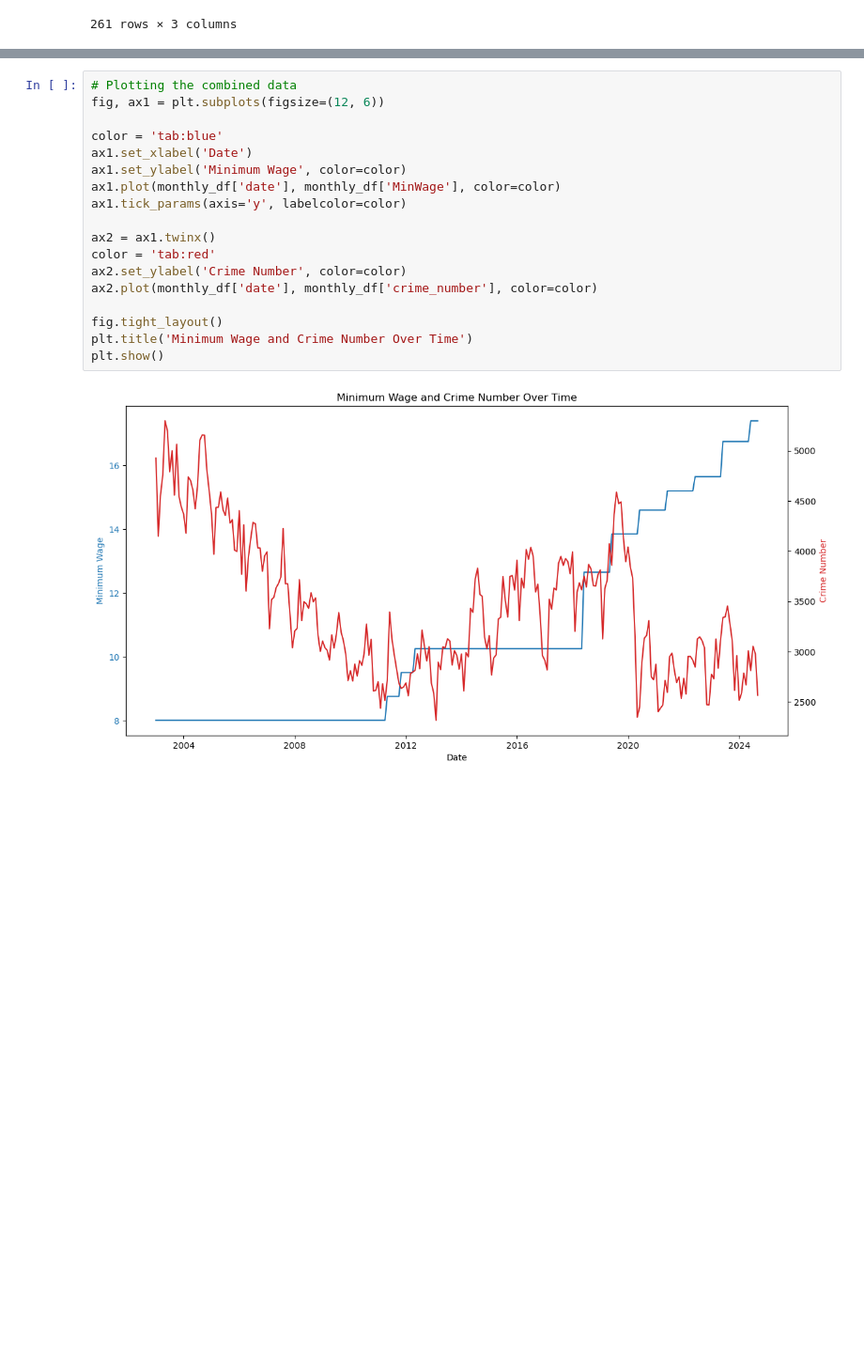
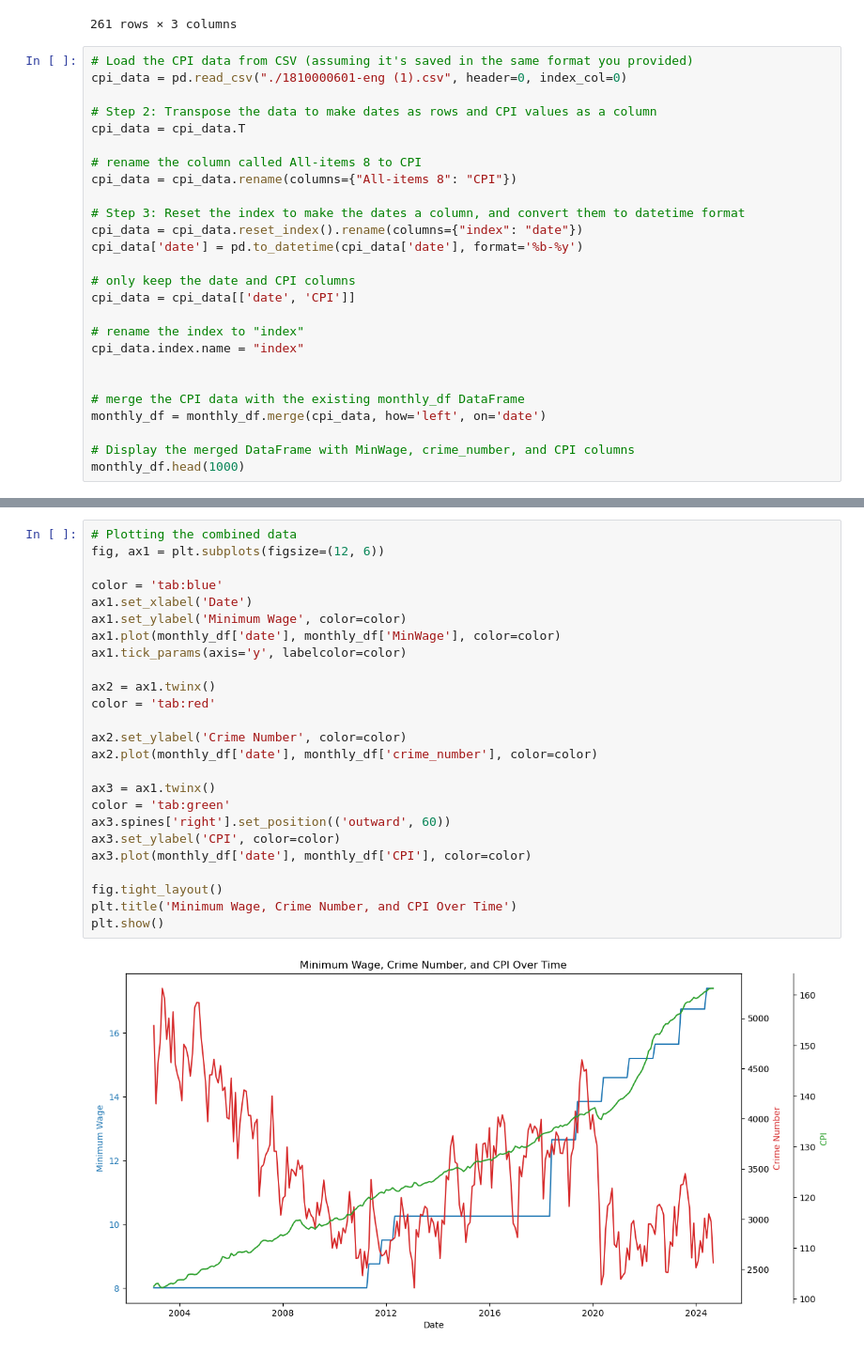
Before and after one commit to HantzeWANG/ECON490, a Jupyter notebook: CrimePrediction.ipynb, the cells around one changed output, grey strips where cells are left out. Shown at 94% size. Drawn from its saved outputs; the diff is of its cells as text; blank space fills up the shorter version.

Commit message:
merged CPI

```diff
--- a/CrimePrediction.ipynb
+++ b/CrimePrediction.ipynb
@@ -81,3 +71,29 @@ monthly_df.head(1000)
 | 259 | 2024-08-01 | 17.40 | 2977 |
 | 260 | 2024-09-01 | 17.40 | 2566 |
 261 rows × 3 columns
+# %%
+# Load the CPI data from CSV (assuming it's saved in the same format you provided)
+cpi_data = pd.read_csv("./1810000601-eng (1).csv", header=0, index_col=0)
+
+# Step 2: Transpose the data to make dates as rows and CPI values as a column
+cpi_data = cpi_data.T
+
+# rename the column called All-items 8 to CPI
+cpi_data = cpi_data.rename(columns={"All-items 8": "CPI"})
+
+# Step 3: Reset the index to make the dates a column, and convert them to datetime format
+cpi_data = cpi_data.reset_index().rename(columns={"index": "date"})
+cpi_data['date'] = pd.to_datetime(cpi_data['date'], format='%b-%y')
+
+# only keep the date and CPI columns
+cpi_data = cpi_data[['date', 'CPI']]
+
+# rename the index to "index"
+cpi_data.index.name = "index"
+
+
+# merge the CPI data with the existing monthly_df DataFrame
+monthly_df = monthly_df.merge(cpi_data, how='left', on='date')
+
+# Display the merged DataFrame with MinWage, crime_number, and CPI columns
+monthly_df.head(1000)
@@ -84,20 +114,27 @@ monthly_df.head(1000)
 # %%
 # Plotting the combined data
 fig, ax1 = plt.subplots(figsize=(12, 6))
 
 color = 'tab:blue'
 ax1.set_xlabel('Date')
 ax1.set_ylabel('Minimum Wage', color=color)
 ax1.plot(monthly_df['date'], monthly_df['MinWage'], color=color)
 ax1.tick_params(axis='y', labelcolor=color)
 
 ax2 = ax1.twinx()
 color = 'tab:red'
+
 ax2.set_ylabel('Crime Number', color=color)
 ax2.plot(monthly_df['date'], monthly_df['crime_number'], color=color)
 
+ax3 = ax1.twinx()
+color = 'tab:green'
+ax3.spines['right'].set_position(('outward', 60))
+ax3.set_ylabel('CPI', color=color)
+ax3.plot(monthly_df['date'], monthly_df['CPI'], color=color)
+
 fig.tight_layout()
-plt.title('Minimum Wage and Crime Number Over Time')
+plt.title('Minimum Wage, Crime Number, and CPI Over Time')
 plt.show()
 # %% [output]
-[figure, old version]
+[figure, new version]
```
Also changed, not shown: parts of 3 cells of this notebook.
